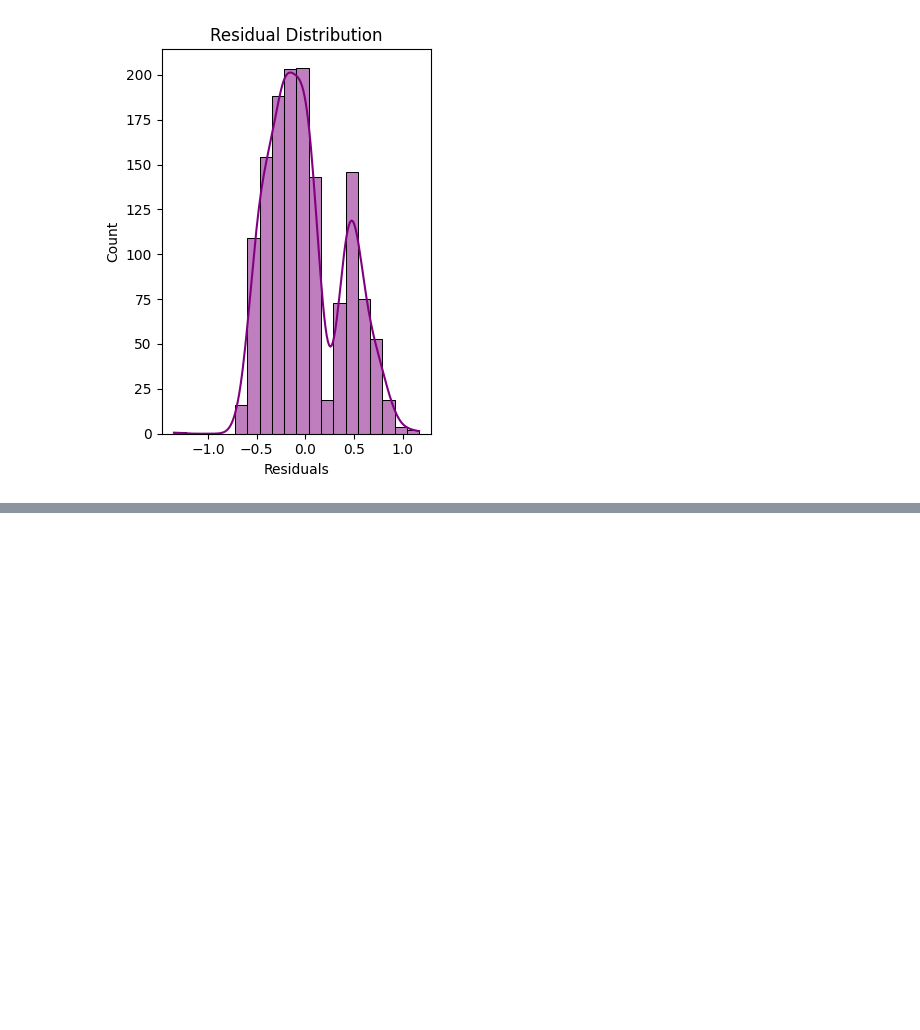
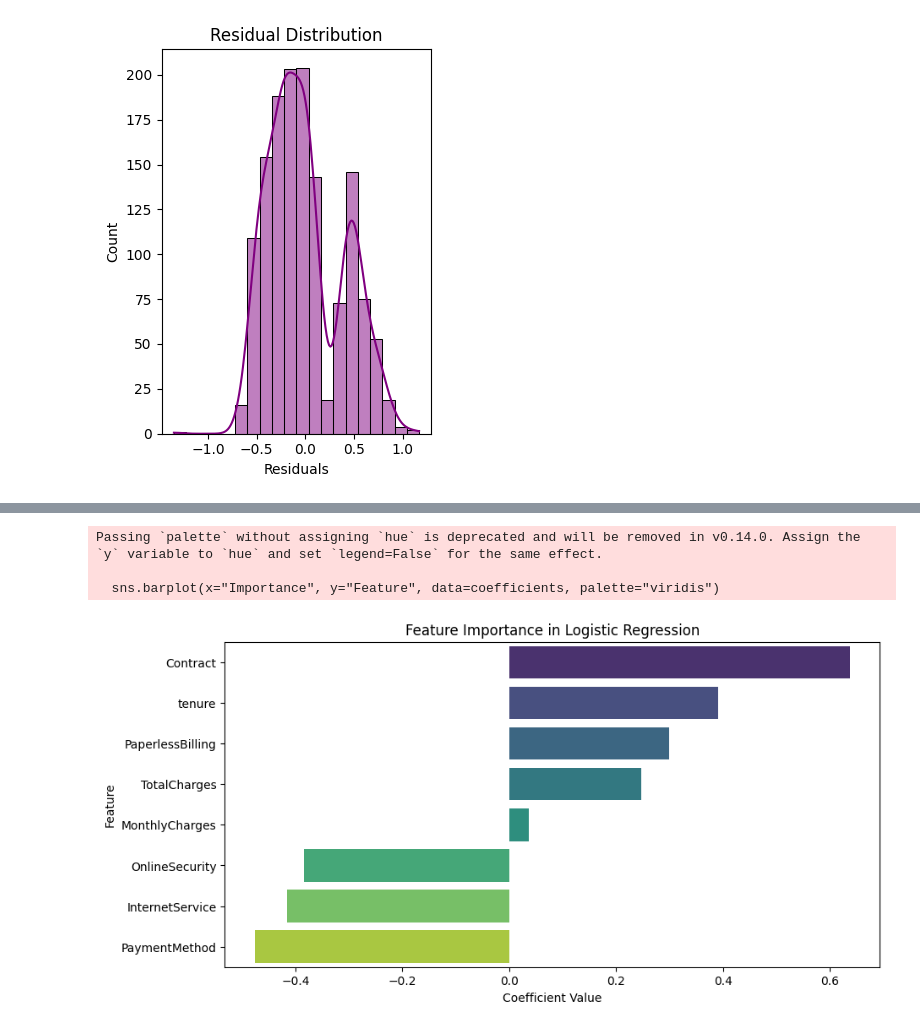
Before and after one commit to AishwaryaBilla/EDA-21BDS0010, a Jupyter notebook: 21BDS0010.ipynb, the cells around one changed output, grey strips where cells are left out. Drawn from its saved outputs; the diff is of its cells as text; code cells hidden in the pictures; blank space fills up the shorter version.

```diff
--- a/21BDS0010.ipynb
+++ b/21BDS0010.ipynb
@@ -956,0 +973,5 @@ plt.show()
+# %%
+# 2. Handle Missing Values
+df.replace(" ", np.nan, inplace=True)
+df["TotalCharges"] = pd.to_numeric(df["TotalCharges"], errors="coerce")
+df.fillna(df.select_dtypes(include=['number']).mean(), inplace=True)
@@ -956,0 +988,18 @@ plt.show()
+# %%
+# 4. Select Features and Target Variable
+features = ["tenure", "MonthlyCharges", "TotalCharges", "Contract", "InternetService",
+            "OnlineSecurity", "PaymentMethod", "PaperlessBilling"]
+X = df[features]
+y = df["Churn"]
+# %%
+# 3. Handle missing values (fill with mean)
+X.replace("?", np.nan, inplace=True)
+X = X.apply(pd.to_numeric, errors='coerce')
+X.fillna(X.mean(), inplace=True)
+
+# 5. Scale Features
+scaler = StandardScaler()
+X_scaled = scaler.fit_transform(X)
+
+# 6. Train-Test Split
+X_train, X_test, y_train, y_test = train_test_split(X_scaled, y, test_size=0.2, random_state=42)
@@ -956,0 +1011,7 @@ plt.show()
+# %%
+# 7. Train Logistic Regression Model
+model = LogisticRegression()
+model.fit(X_train, y_train)
+
+# 8. Make Predictions
+y_pred = model.predict(X_test)
@@ -956,0 +1044,16 @@ plt.show()
+# %%
+# 10. Visualization - Feature Importance
+coefficients = pd.DataFrame({"Feature": features, "Importance": model.coef_[0]})
+coefficients = coefficients.sort_values(by="Importance", ascending=False)
+
+plt.figure(figsize=(10, 5))
+sns.barplot(x="Importance", y="Feature", data=coefficients, palette="viridis")
+plt.title("Feature Importance in Logistic Regression")
+plt.xlabel("Coefficient Value")
+plt.ylabel("Feature")
+plt.show()
+# %% [output]
+Passing `palette` without assigning `hue` is deprecated and will be removed in v0.14.0. Assign the `y` variable to `hue` and set `legend=False` for the same effect.
+
+  sns.barplot(x="Importance", y="Feature", data=coefficients, palette="viridis")
+[figure, added]
```
Also changed, not shown: parts of 6 cells of this notebook.
